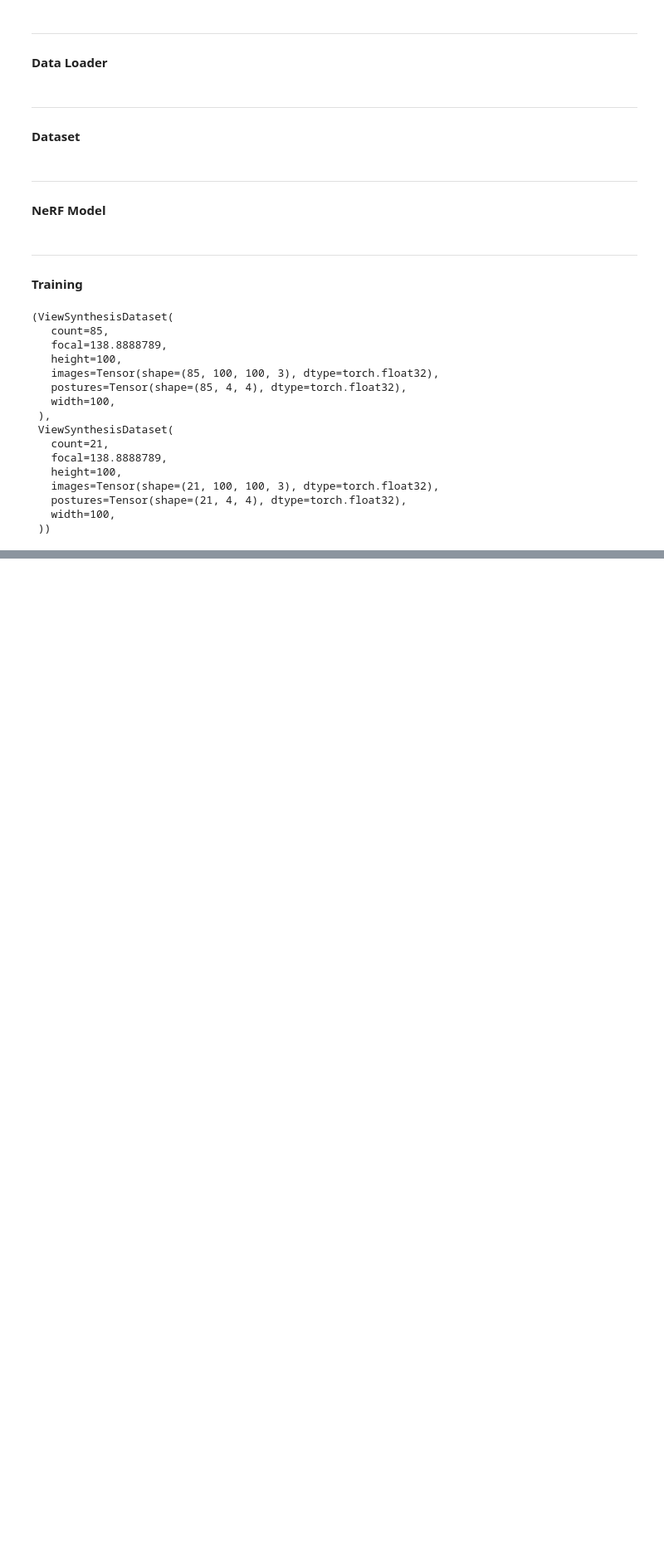
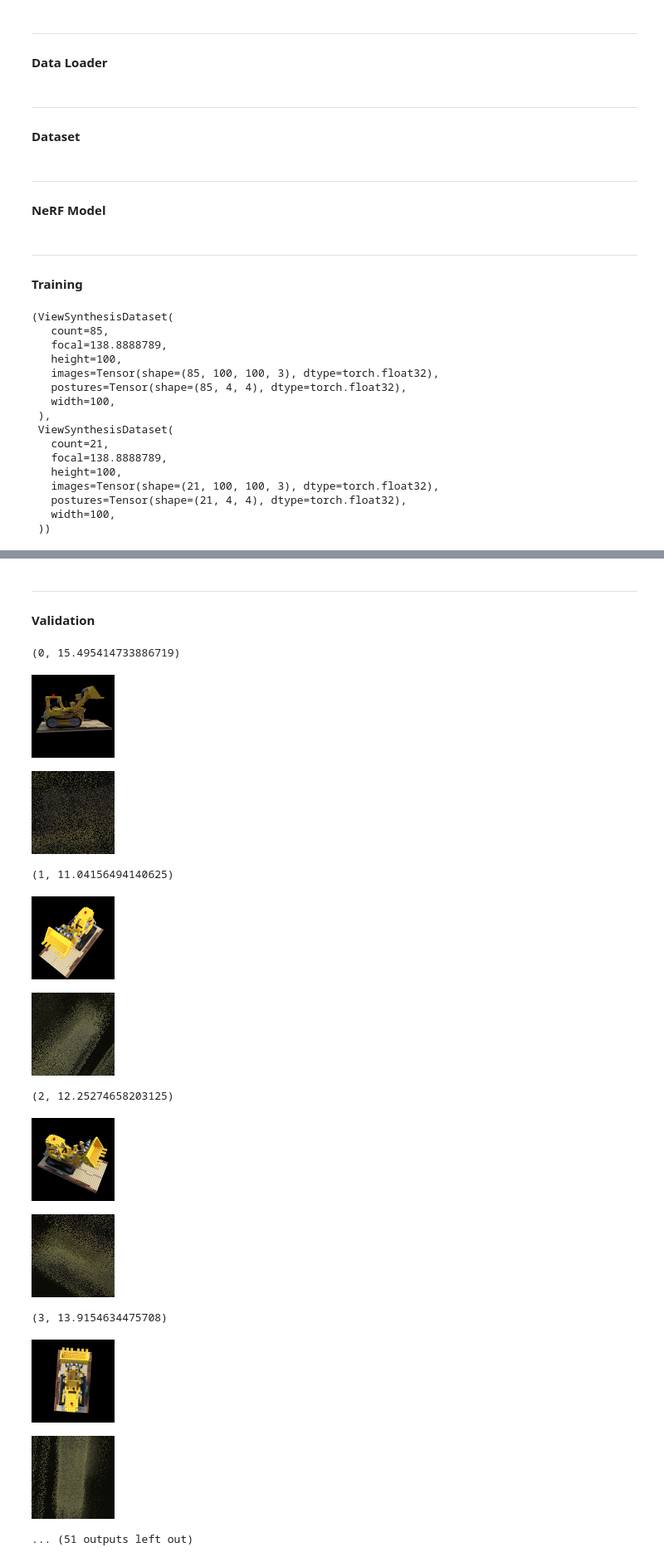
Before and after one commit to AsherJingkongChen/nerf, a Jupyter notebook: simple_nerf.ipynb, the cells around one changed output, grey strips where cells are left out. Shown at 83% size. Saved outputs shown, nothing was run; the diff lists cells and outputs as text; code cells hidden in the pictures; blank space fills up the shorter version.

Commit message:
(feat): Stylesheet for presentation (feat): Validation

```diff
--- a/simple_nerf.ipynb
+++ b/simple_nerf.ipynb
@@ -928,0 +1026,34 @@ model = NeRF.fit(
+# %% [markdown]
+----
+#### Validation
+# %%
+# PSNR for test dataset
+
+import torch
+
+calculate_loss = MSELossFunction()
+model = model.eval()
+
+with torch.no_grad():
+    for index in range(test_dataset.count):
+        image, posture = test_dataset.get_image_and_posture(index)
+        rendered_image = model(posture)
+        loss = calculate_loss(rendered_image, image)
+        quality = 10 * torch.log10(1 / loss)
+        display((index, quality.item()))
+        display_image(image)
+        display_image(rendered_image)
+# %% [output]
+(0, 15.495414733886719)
+[figure, added]
+[figure, added]
+(1, 11.04156494140625)
+[figure, added]
+[figure, added]
+(2, 12.25274658203125)
+[figure, added]
+[figure, added]
+(3, 13.9154634475708)
+[figure, added]
+[figure, added]
+... (51 outputs left out)
```
Also changed, not shown: parts of 8 cells of this notebook.
